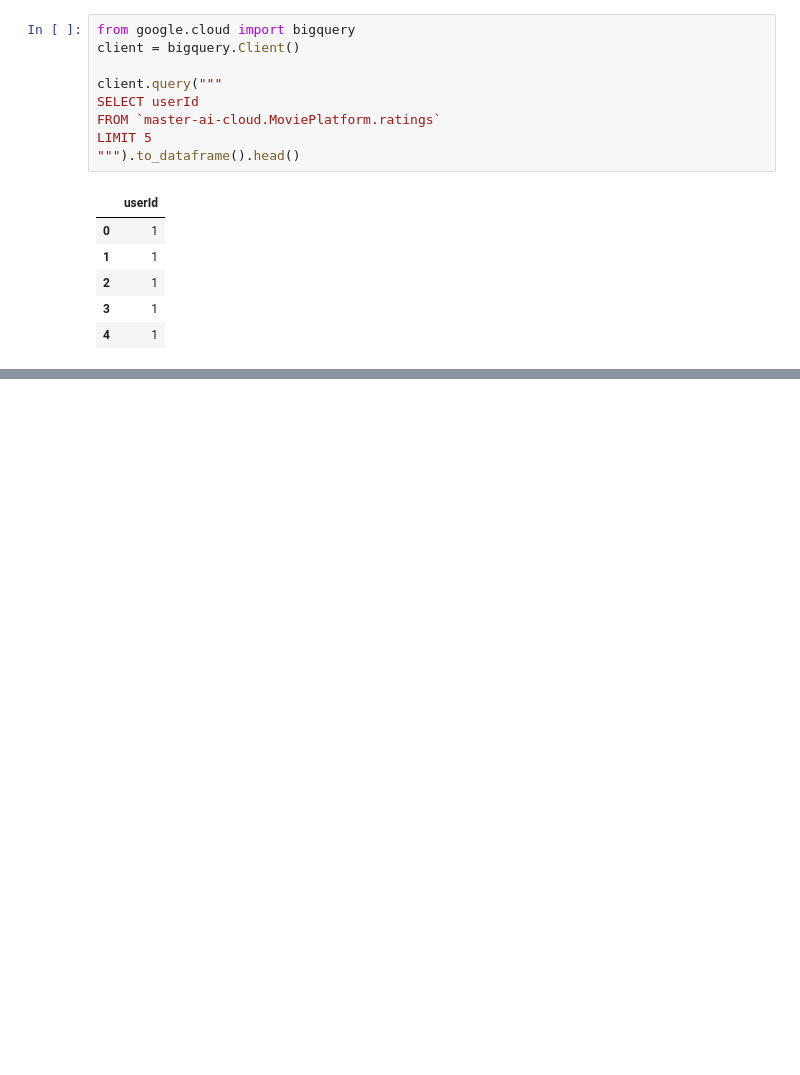
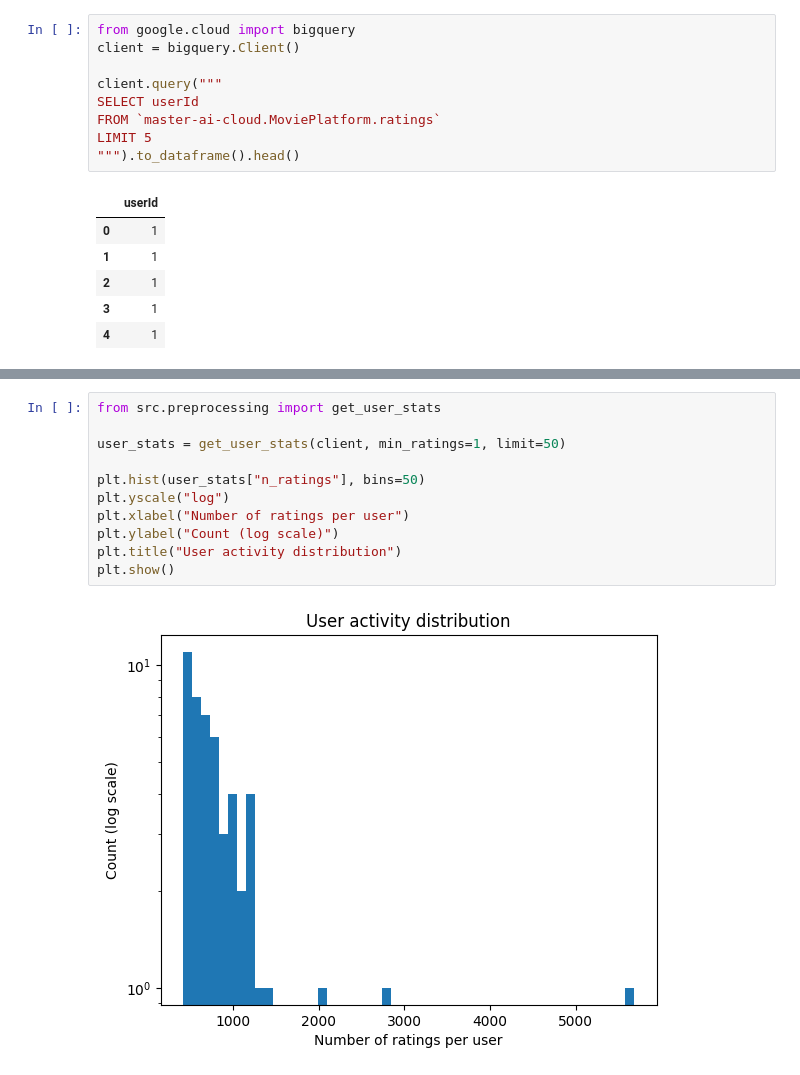
Before and after one commit to ifatmagamha/Personalized_Movie_Recommendation_System, a Jupyter notebook: Untitled.ipynb, the cells around one changed output, grey strips where cells are left out. Drawn from its saved outputs; the diff is of its cells as text; blank space fills up the shorter version.

```diff
--- a/Untitled.ipynb
+++ b/Untitled.ipynb
@@ -121,0 +172,13 @@ LIMIT 5
+# %%
+from src.preprocessing import get_user_stats
+
+user_stats = get_user_stats(client, min_ratings=1, limit=50)
+
+plt.hist(user_stats["n_ratings"], bins=50)
+plt.yscale("log")
+plt.xlabel("Number of ratings per user")
+plt.ylabel("Count (log scale)")
+plt.title("User activity distribution")
+plt.show()
+# %% [output]
+[figure, added]
```
Also changed, not shown: parts of 5 cells of this notebook, 14 other files.
